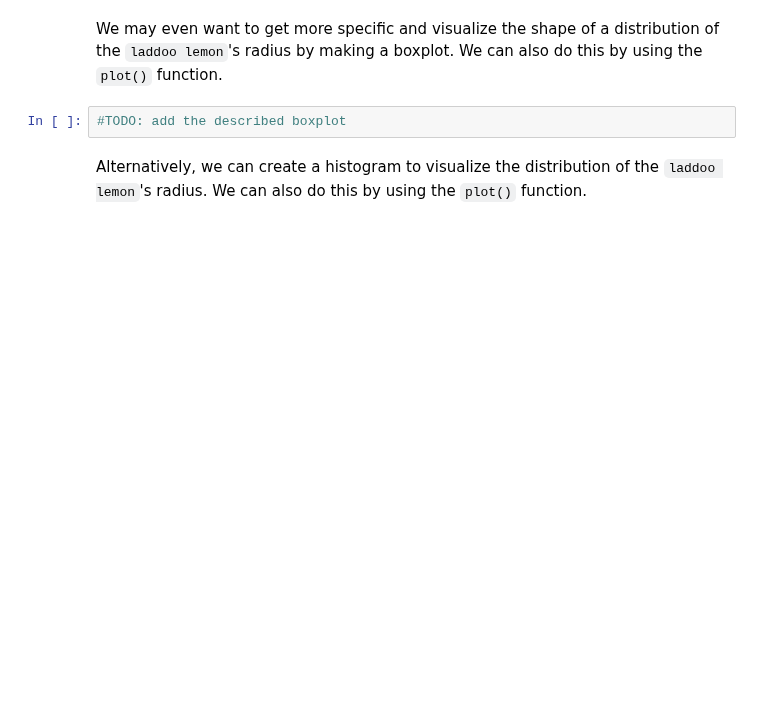
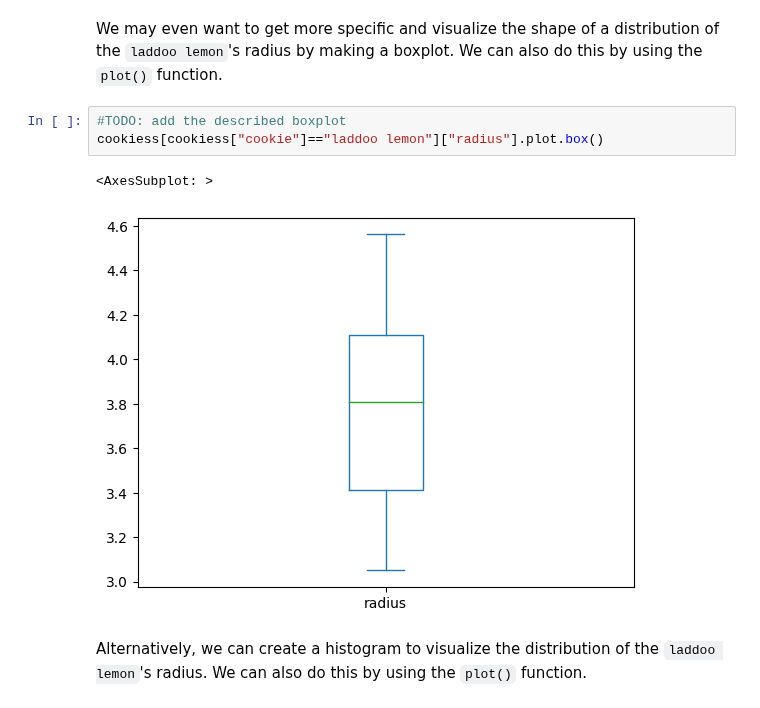
Before and after one commit to gallettilance/CS506-Spring2023, a Jupyter notebook: labs/02-lab/lab02.ipynb, the cells around one changed output. Cells and saved outputs as stored; diff of their text form; blank space fills up the shorter version.

```diff
--- a/labs/02-lab/lab02.ipynb
+++ b/labs/02-lab/lab02.ipynb
@@ -134,6 +239,10 @@ We can also visualize the data. For example, we can visualize the data by plotti
 We may even want to get more specific and visualize the shape of a distribution of the `laddoo lemon`'s radius by making a boxplot. We can also do this by using the `plot()` function.
 # %%
 #TODO: add the described boxplot
+cookiess[cookiess["cookie"]=="laddoo lemon"]["radius"].plot.box()
+# %% [output]
+<AxesSubplot: >
+[figure, added]
 # %% [markdown]
 Alternatively, we can create a histogram to visualize the distribution of the `laddoo lemon`'s radius. We can also do this by using the `plot()` function.
 # %%
```
Also changed, not shown: parts of 28 cells of this notebook.
